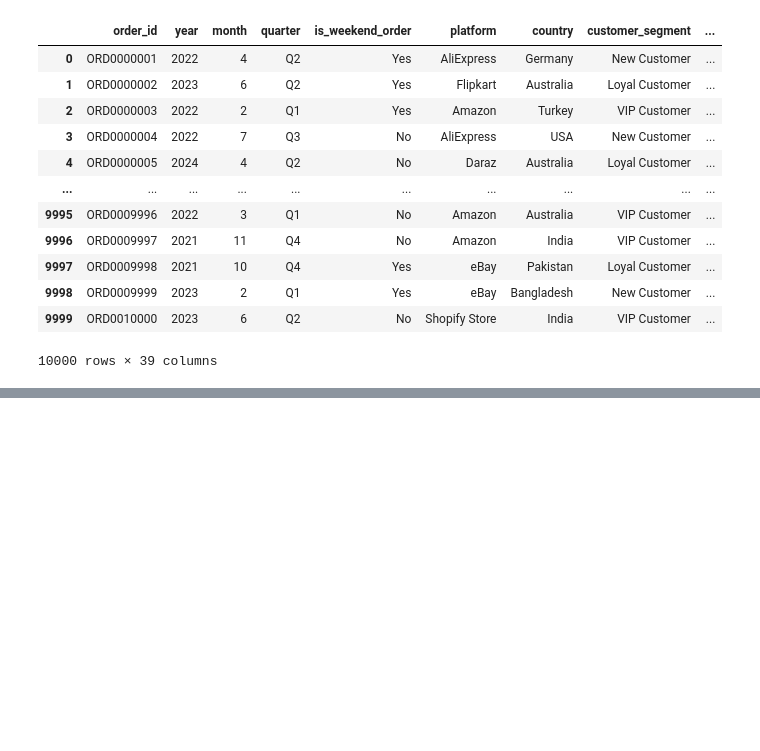
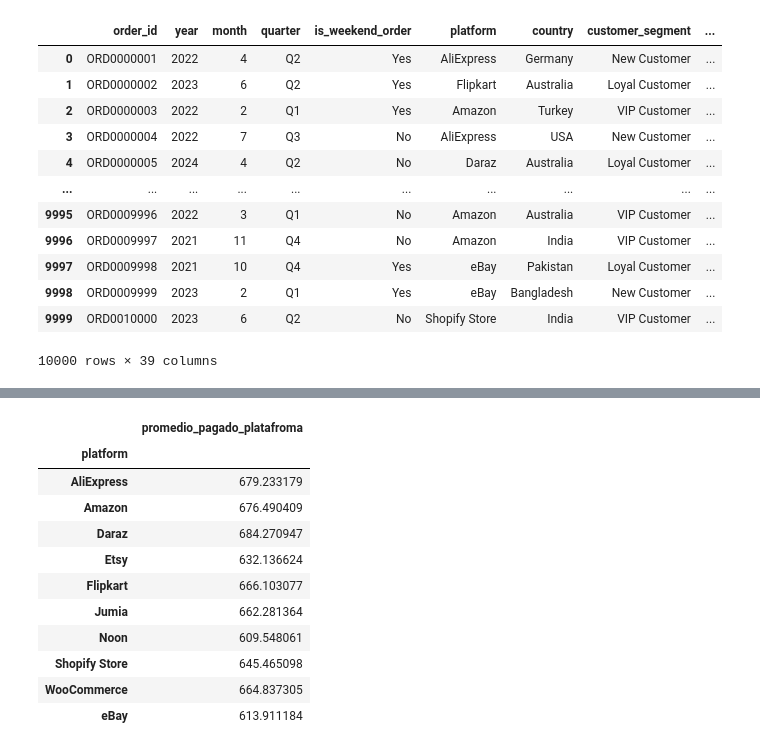
Before and after one commit to Sebast68h/Taller-4-Aplicaciones, a Jupyter notebook: taller4.ipynb, the cells around one changed output, grey strips where cells are left out. Drawn from its saved outputs; the diff is of its cells as text; code cells hidden in the pictures; blank space fills up the shorter version.

```diff
--- a/taller4.ipynb
+++ b/taller4.ipynb
@@ -160,0 +176,17 @@ of = df.sort_values()
+# %%
+pf = (df.groupby("platform")
+      .agg( promedio_pagado_platafroma = ("total_paid_usd","mean")))
+pf
+# %% [output]
+|  | promedio_pagado_platafroma |
+| platform |  |
+| AliExpress | 679.233179 |
+| Amazon | 676.490409 |
+| Daraz | 684.270947 |
+| Etsy | 632.136624 |
+| Flipkart | 666.103077 |
+| Jumia | 662.281364 |
+| Noon | 609.548061 |
+| Shopify Store | 645.465098 |
+| WooCommerce | 664.837305 |
+| eBay | 613.911184 |
```
Also changed, not shown: parts of 1 cell of this notebook.
